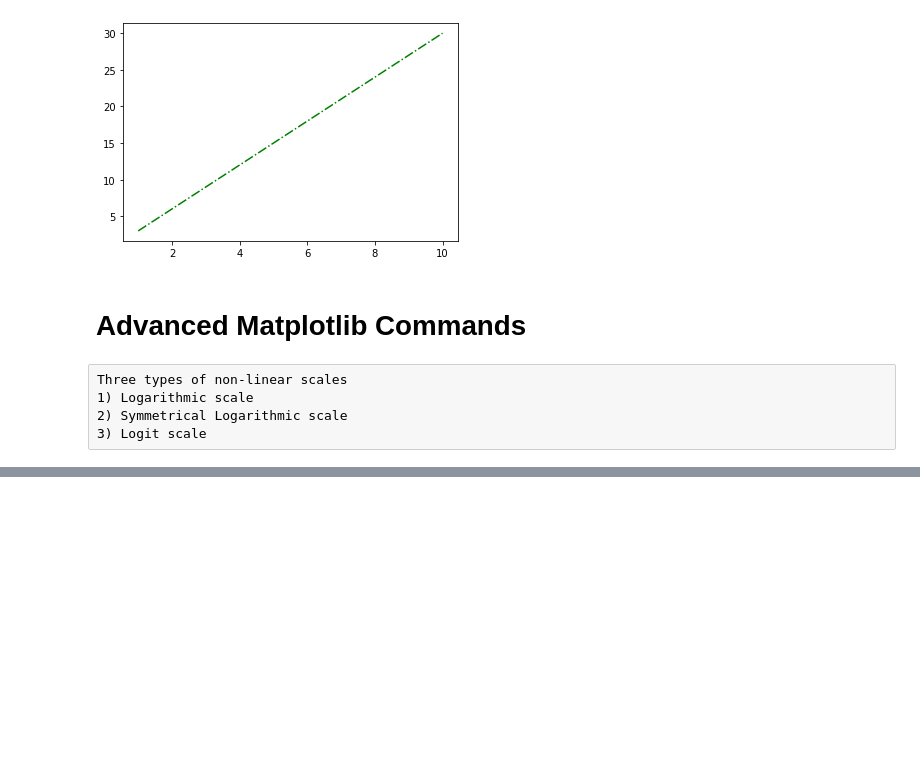
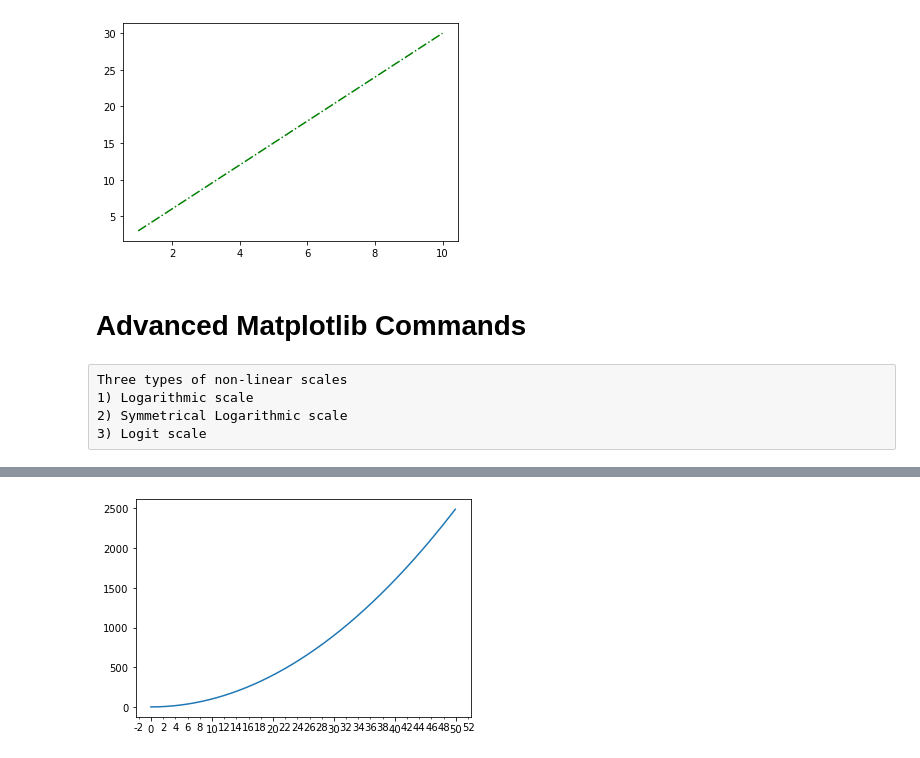
Before and after one commit to umar7860/numpy-linkedIn-course, a Jupyter notebook: NumPy Course Part 2/AdvancePlotsAndStyling.ipynb, the cells around one changed output, grey strips where cells are left out. Drawn from its saved outputs; the diff is of its cells as text; code cells hidden in the pictures; blank space fills up the shorter version.

Commit message:
Matplotlib advance function

```diff
--- a/NumPy Course Part 2/AdvancePlotsAndStyling.ipynb
+++ b/NumPy Course Part 2/AdvancePlotsAndStyling.ipynb
@@ -61,0 +78,14 @@ A series of values where each value equals the previous value mult
+# %%
+from matplotlib.ticker import (MultipleLocator, AutoMinorLocator)
+x = np.arange(0.0,50.0,0.1)
+y = x**2
+
+fig , ax = plt.subplots()
+ax.plot(x,y)
+ax.xaxis.set_major_locator(MultipleLocator(10))
+ax.xaxis.set_minor_formatter('{x:.0f}')
+
+ax.xaxis.set_minor_locator(MultipleLocator(2))
+plt.show()
+# %% [output]
+[figure, added]
```
Also changed, not shown: parts of 6 cells of this notebook.
